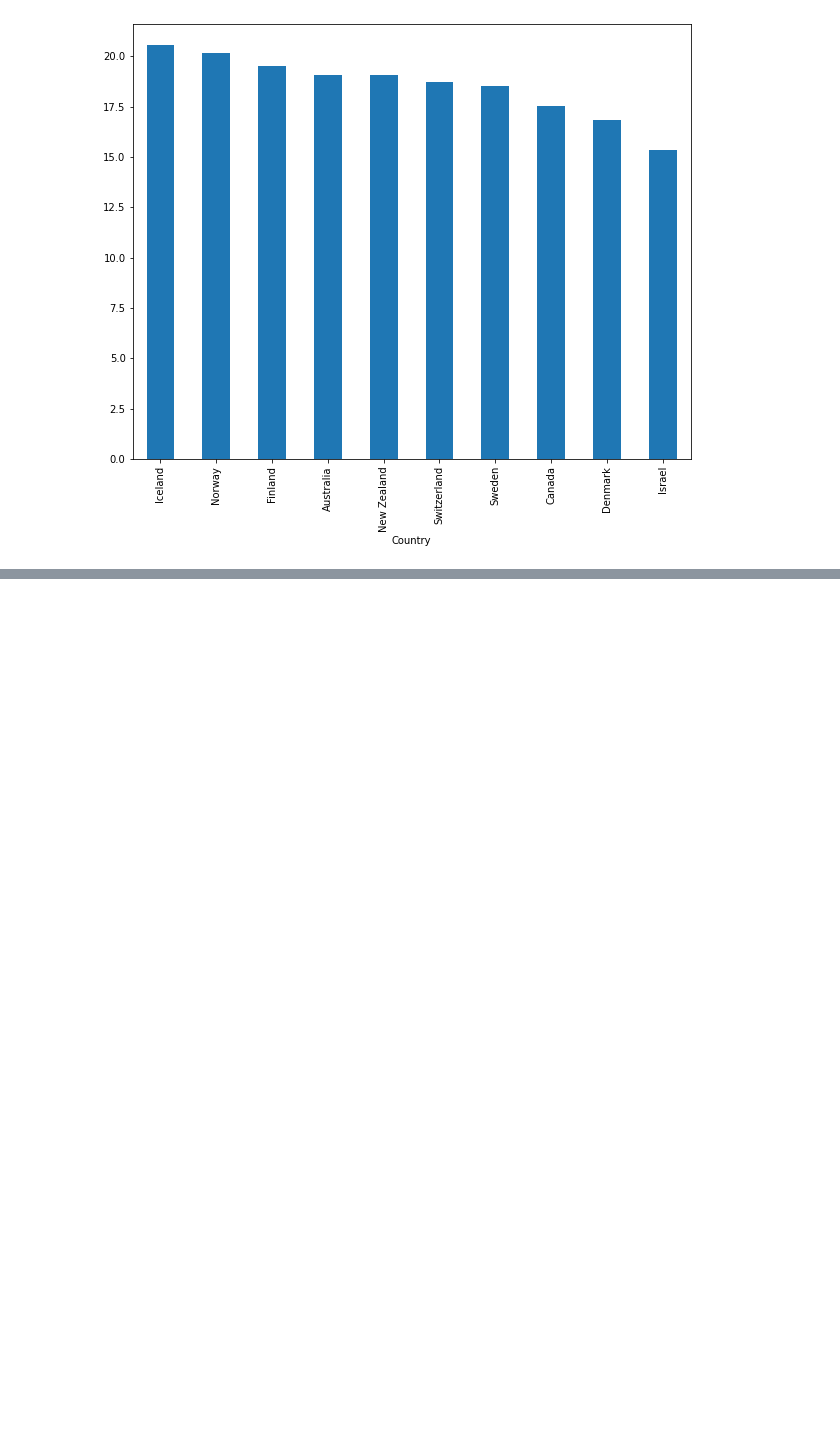
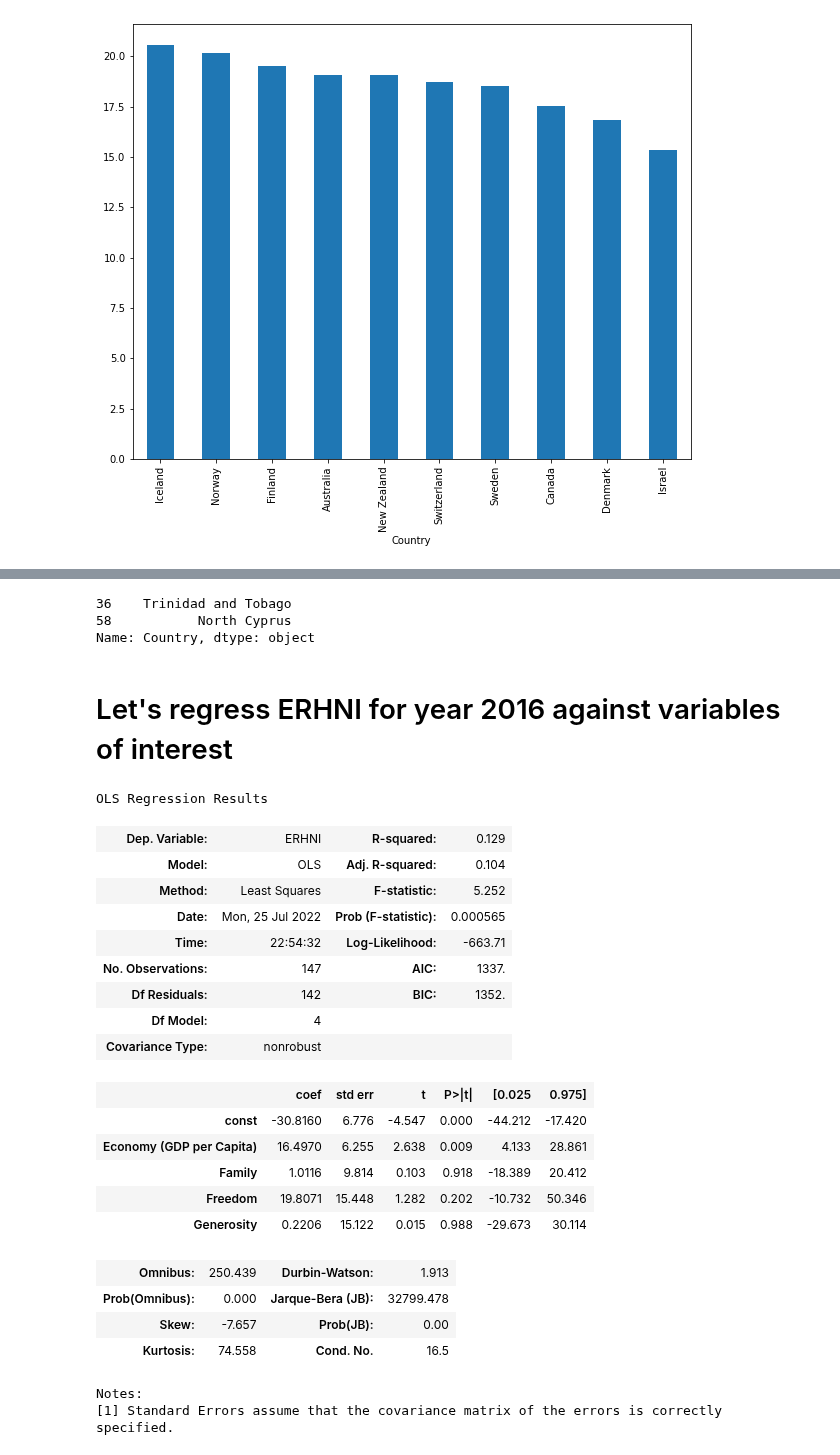
Before and after one commit to erniesg/erhni, a Jupyter notebook: erhni_2016.ipynb, the cells around one changed output, grey strips where cells are left out. Drawn from its saved outputs; the diff is of its cells as text; code cells hidden in the pictures; blank space fills up the shorter version.

```diff
--- a/erhni_2016.ipynb
+++ b/erhni_2016.ipynb
@@ -483,0 +702,6 @@ ERHNI_top_10['ERHNI'].plot(kind='bar',figsize=(10,8))
+# %%
+test_2016 = pd.read_csv('data/processed/2016.csv')
+test_2017 = pd.read_csv('data/processed/2017.csv')
+test_2018 = pd.read_csv('data/processed/2018.csv')
+
+test_2016.columns
@@ -483,0 +716,46 @@ ERHNI_top_10['ERHNI'].plot(kind='bar',figsize=(10,8))
+# %%
+import numpy as np
+
+test_2017['Country'][test_2017['Country'].isin(test_2018['Country']) == False]
+
+# 36    Trinidad and Tobago and 58           North Cyprus are missing for year 2018
+# %% [output]
+36    Trinidad and Tobago
+58           North Cyprus
+Name: Country, dtype: object
+# %% [markdown]
+# Let's regress ERHNI for year 2016 against variables of interest
+# %%
+y = test_2016['ERHNI']
+X = test_2016[['Economy (GDP per Capita)', 'Family', 'Freedom', 'Generosity']]
+
+from statsmodels.api import OLS
+import statsmodels.api as sm
+X = sm.add_constant(X)
+model = OLS(y,X)
+results = model.fit()
+results.summary()
+#results.params
+# %% [output]
+OLS Regression Results
+| Dep. Variable: | ERHNI | R-squared: | 0.129 |
+| Model: | OLS | Adj. R-squared: | 0.104 |
+| Method: | Least Squares | F-statistic: | 5.252 |
+| Date: | Mon, 25 Jul 2022 | Prob (F-statistic): | 0.000565 |
+| Time: | 22:54:32 | Log-Likelihood: | -663.71 |
+| No. Observations: | 147 | AIC: | 1337. |
+| Df Residuals: | 142 | BIC: | 1352. |
+| Df Model: | 4 |  |  |
+| Covariance Type: | nonrobust |  |  |
+|  | coef | std err | t | P>|t| | [0.025 | 0.975] |
+| const | -30.8160 | 6.776 | -4.547 | 0.000 | -44.212 | -17.420 |
+| Economy (GDP per Capita) | 16.4970 | 6.255 | 2.638 | 0.009 | 4.133 | 28.861 |
+| Family | 1.0116 | 9.814 | 0.103 | 0.918 | -18.389 | 20.412 |
+| Freedom | 19.8071 | 15.448 | 1.282 | 0.202 | -10.732 | 50.346 |
+| Generosity | 0.2206 | 15.122 | 0.015 | 0.988 | -29.673 | 30.114 |
+| Omnibus: | 250.439 | Durbin-Watson: | 1.913 |
+| Prob(Omnibus): | 0.000 | Jarque-Bera (JB): | 32799.478 |
+| Skew: | -7.657 | Prob(JB): | 0.00 |
+| Kurtosis: | 74.558 | Cond. No. | 16.5 |
+Notes:
+[1] Standard Errors assume that the covariance matrix of the errors is correctly specified.
```
Also changed, not shown: parts of 26 cells of this notebook, 17 other files.
